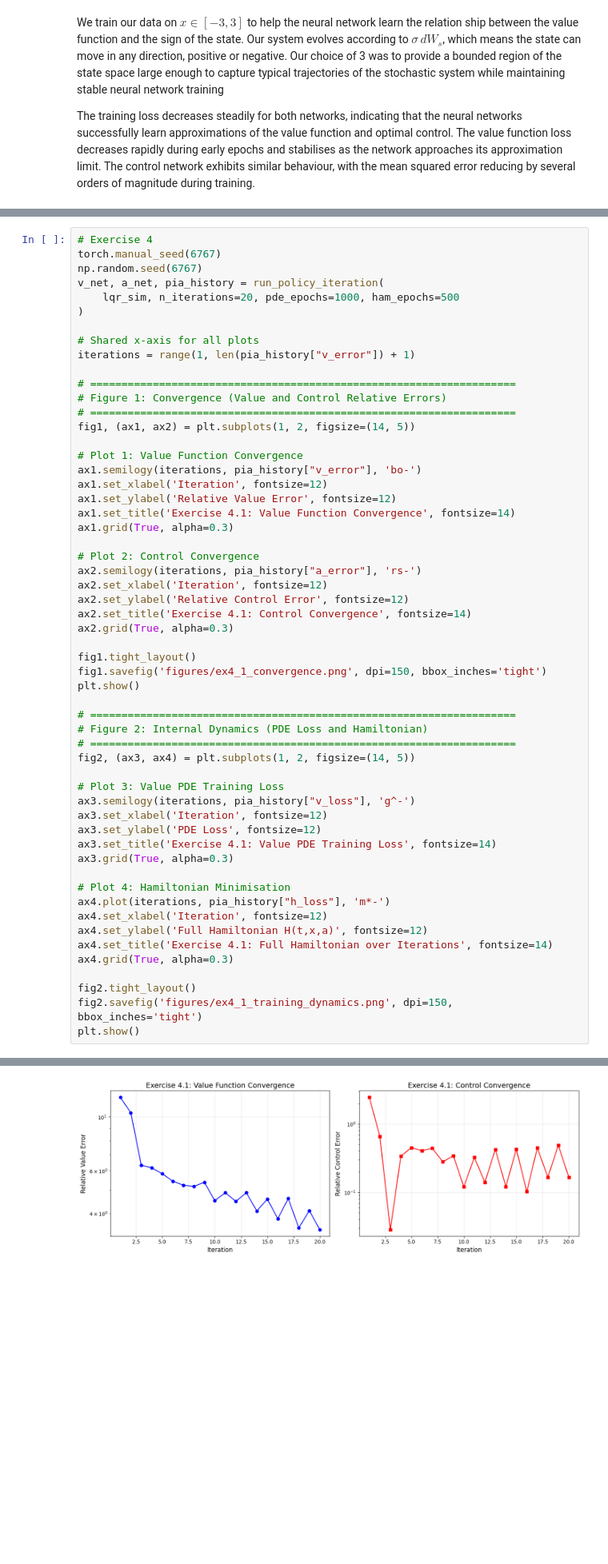
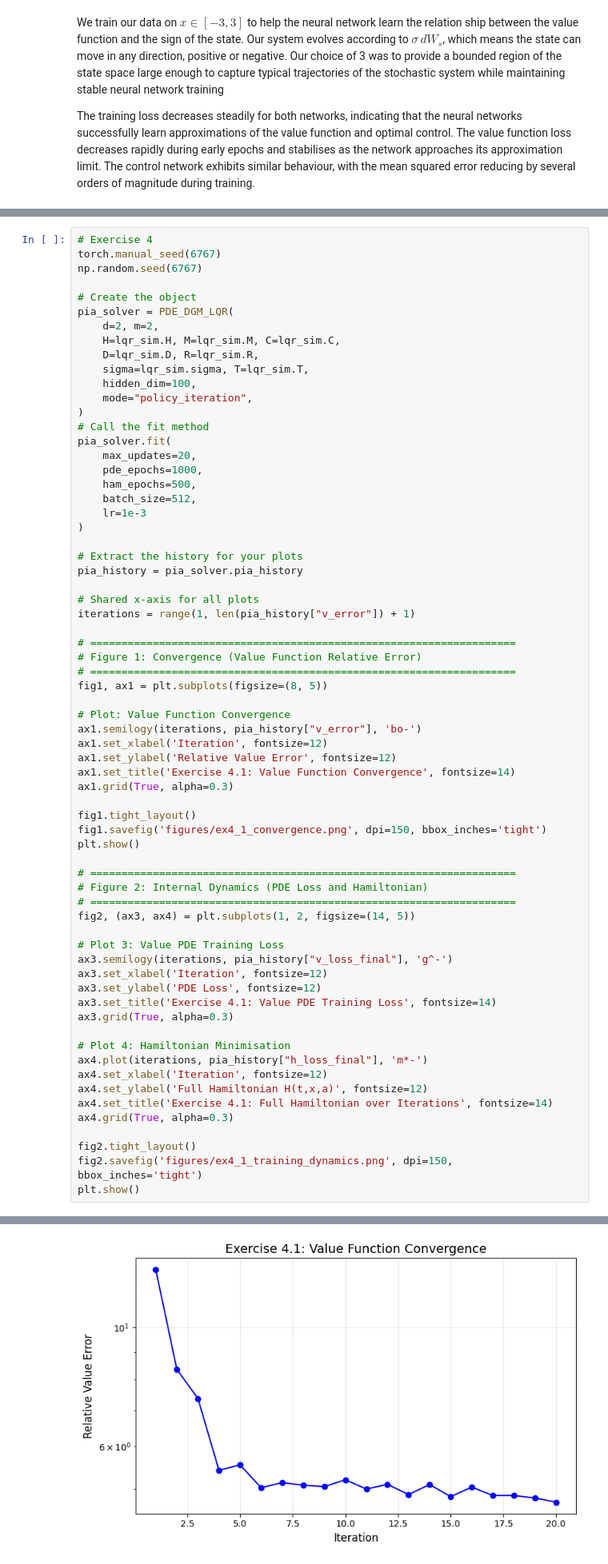
Before and after one commit to Conorgrant45/Stochastic-Control-Dynamic-Asset-Allocation, a Jupyter notebook: report_file.ipynb, the cells around one changed output, grey strips where cells are left out. Shown at 80% size. Saved outputs shown, nothing was run; the diff lists cells and outputs as text; blank space fills up the shorter version.

```diff
--- a/report_file.ipynb
+++ b/report_file.ipynb
@@ -421,31 +337,42 @@ Variance reduction:     0.33x
 # Exercise 4
 torch.manual_seed(6767)
 np.random.seed(6767)
-v_net, a_net, pia_history = run_policy_iteration(
-    lqr_sim, n_iterations=20, pde_epochs=1000, ham_epochs=500
+
+# Create the object
+pia_solver = PDE_DGM_LQR(
+    d=2, m=2,
+    H=lqr_sim.H, M=lqr_sim.M, C=lqr_sim.C,
+    D=lqr_sim.D, R=lqr_sim.R,
+    sigma=lqr_sim.sigma, T=lqr_sim.T,
+    hidden_dim=100,
+    mode="policy_iteration",
 )
+# Call the fit method
+pia_solver.fit(
+    max_updates=20,
+    pde_epochs=1000,
+    ham_epochs=500,
+    batch_size=512,
+    lr=1e-3
+)
+
+# Extract the history for your plots
+pia_history = pia_solver.pia_history
 
 # Shared x-axis for all plots
 iterations = range(1, len(pia_history["v_error"]) + 1)
 
 # ====================================================================
-# Figure 1: Convergence (Value and Control Relative Errors)
+# Figure 1: Convergence (Value Function Relative Error)
 # ====================================================================
-fig1, (ax1, ax2) = plt.subplots(1, 2, figsize=(14, 5))
+fig1, ax1 = plt.subplots(figsize=(8, 5))
 
-# Plot 1: Value Function Convergence
+# Plot: Value Function Convergence
 ax1.semilogy(iterations, pia_history["v_error"], 'bo-')
 ax1.set_xlabel('Iteration', fontsize=12)
 ax1.set_ylabel('Relative Value Error', fontsize=12)
 ax1.set_title('Exercise 4.1: Value Function Convergence', fontsize=14)
 ax1.grid(True, alpha=0.3)
-
-# Plot 2: Control Convergence
-ax2.semilogy(iterations, pia_history["a_error"], 'rs-')
-ax2.set_xlabel('Iteration', fontsize=12)
-ax2.set_ylabel('Relative Control Error', fontsize=12)
-ax2.set_title('Exercise 4.1: Control Convergence', fontsize=14)
-ax2.grid(True, alpha=0.3)
 
 fig1.tight_layout()
 fig1.savefig('figures/ex4_1_convergence.png', dpi=150, bbox_inches='tight')
@@ -457,14 +384,14 @@ plt.show()
 fig2, (ax3, ax4) = plt.subplots(1, 2, figsize=(14, 5))
 
 # Plot 3: Value PDE Training Loss
-ax3.semilogy(iterations, pia_history["v_loss"], 'g^-')
+ax3.semilogy(iterations, pia_history["v_loss_final"], 'g^-')
 ax3.set_xlabel('Iteration', fontsize=12)
 ax3.set_ylabel('PDE Loss', fontsize=12)
 ax3.set_title('Exercise 4.1: Value PDE Training Loss', fontsize=14)
 ax3.grid(True, alpha=0.3)
 
 # Plot 4: Hamiltonian Minimisation
-ax4.plot(iterations, pia_history["h_loss"], 'm*-')
+ax4.plot(iterations, pia_history["h_loss_final"], 'm*-')
 ax4.set_xlabel('Iteration', fontsize=12)
 ax4.set_ylabel('Full Hamiltonian H(t,x,a)', fontsize=12)
 ax4.set_title('Exercise 4.1: Full Hamiltonian over Iterations', fontsize=14)
@@ -494 +421 @@ Control: pred=[-3.6348853 -3.9497662], true=[[-3.2696915 -3.2696915]], error=0.1
-[figure, old version]
+[figure, new version]
```
Also changed, not shown: parts of 12 cells of this notebook, 15 other files.
